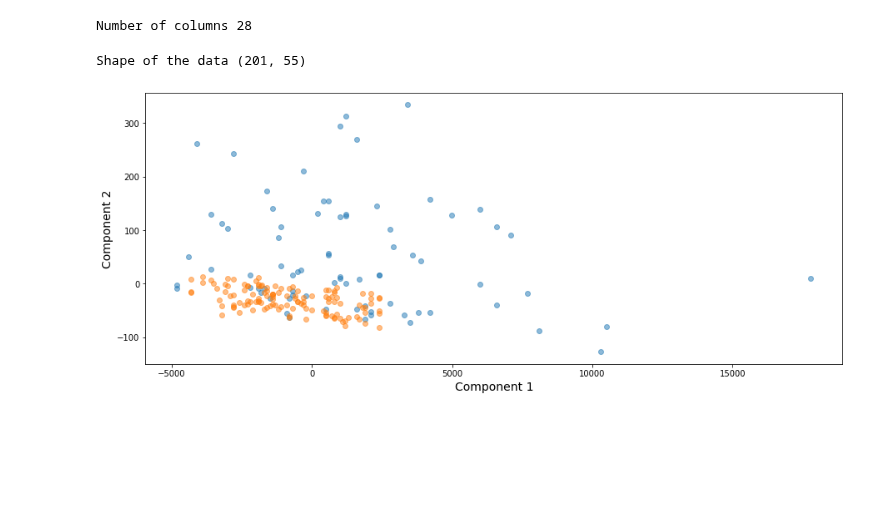
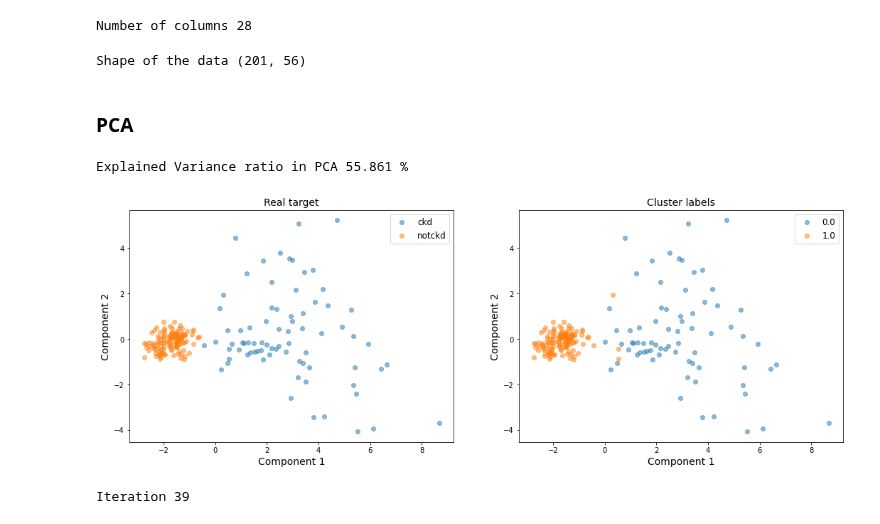
Before and after one commit to JoseLlanes/Kidney-disease-prediction, a Jupyter notebook: StudyClusterandManifold.ipynb, the cells around one changed output. Cells and saved outputs as stored; diff of their text form; code cells hidden in the pictures; blank space fills up the shorter version.

```diff
--- a/StudyClusterandManifold.ipynb
+++ b/StudyClusterandManifold.ipynb
@@ -140,2 +171,4 @@ print("Mutual info score", np.round(df_clt_result.loc[0, "MutualInfoScore"], 4)
+# %%
+df["ClusterLabels"] = df_to_cluster["ClusterLabels"]
 # %%
 df_clt[df_clt_result.loc[0, "Features"]].head(5)
@@ -213,28 +323,71 @@ print("Number of columns", len(columns_to_manifold))
 # %% [output]
 Number of columns 28
 # %%
-index_man_nona = df_man[columns_to_manifold].dropna().index
+index_man_nona = df_man[numerical_manifold_feat].dropna().index
 df_man_nona = df_man.loc[index_man_nona].reset_index(drop=True)
 
 print("Shape of the data", df_man_nona.shape)
 # %% [output]
-Shape of the data (201, 55)
+Shape of the data (201, 56)
+# %%
+norm_mode = "Std"
+
+if norm_mode == "Std":
+    df_man_nona_num = (
+        df_man_nona[numerical_manifold_feat] - df_man_nona[numerical_manifold_feat].mean(axis=0)
+    )/(df_man_nona[numerical_manifold_feat].std(axis=0))
+elif norm_mode == "Minmax":
+    df_man_nona_num = (
+        df_man_nona[numerical_manifold_feat] - df_man_nona[numerical_manifold_feat].min(axis=0)
+    )/(df_man_nona[numerical_manifold_feat].max(axis=0) - df_man_nona[numerical_manifold_feat].min(axis=0))
+else:
+    df_man_nona_num = df_man_nona[numerical_manifold_feat]
+# %% [markdown]
+### PCA
 # %%
 pca = PCA(n_components=2, random_state=seed_th)
-pca_array = pca.fit_transform(df_man_nona[columns_to_manifold])
+pca_array = pca.fit_transform(df_man_nona_num)
 
 df_man_pca = pd.DataFrame(pca_array)
 df_man_pca["Target"] = df_man_nona["classification"]
+df_man_pca["ClusterTarget"] = df_man_nona["ClusterLabels"]
+print("Explained Variance ratio in PCA", np.round(100 * np.sum(pca.explained_variance_ratio_), 4), "%")
+# %% [output]
+Explained Variance ratio in PCA 55.861 %
 # %%
-plt.figure(figsize=(15, 6))
+fig = plt.figure(figsize=(18, 6))
 
+fig.add_subplot(1, 2, 1)
 for g, df_g in df_man_pca.groupby("Target"):
 
-    plt.scatter(df_g[0], df_g[1], alpha=0.5)
+    plt.scatter(df_g[0], df_g[1], label=str(g), alpha=0.5)
 
+plt.legend(fontsize=12)
 plt.ylabel("Component 2", fontsize=14)
 plt.xlabel("Component 1", fontsize=14)
+plt.title("Real target", fontsize=14)
+
+fig.add_subplot(1, 2, 2)
+for g, df_g in df_man_pca.groupby("ClusterTarget"):
+
+    plt.scatter(df_g[0], df_g[1], label=str(g), alpha=0.5)
+
+plt.legend(fontsize=12)
+plt.ylabel("Component 2", fontsize=14)
+plt.xlabel("Component 1", fontsize=14)
+plt.title("Cluster labels", fontsize=14)
 
 plt.show()
 # %% [output]
-[figure, old version]
+[figure, new version]
+# %%
+X_data = df_man_pca[[0, 1]]
+Y_data = (df_man_pca["Target"] == "ckd") * 1
+
+df_metrics_score = mlute.get_model_metrics(
+    X_data, Y_data,
+    model=LogisticRegression(random_state=seed_th, n_jobs=-1),
+    n_splits=10, n_repeats=4, random_state=seed_th
+)
+# %% [output]
+Iteration 39
```
Also changed, not shown: parts of 16 cells of this notebook, 1 other file.
